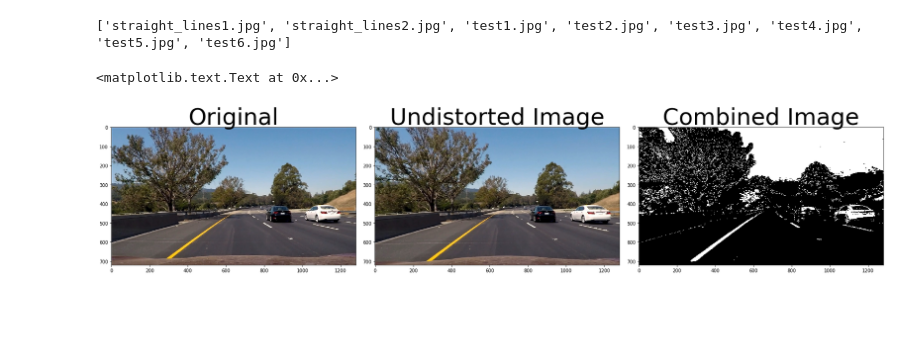
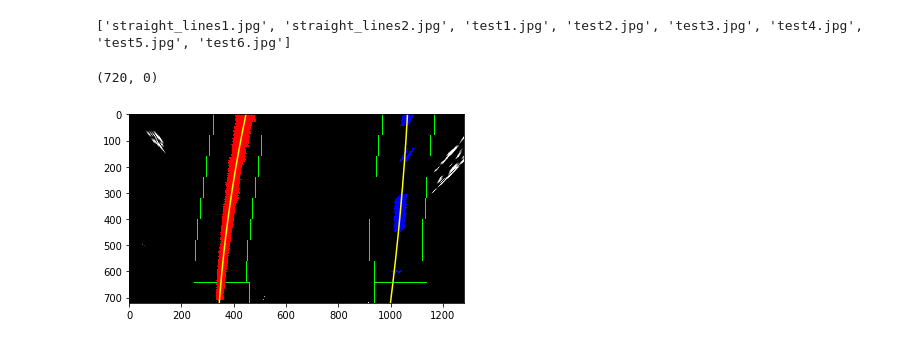
Before and after one commit to AZEngaria/CarND-P4-AdvanceLaneFinding, a Jupyter notebook: AdvanceLaneFindings.ipynb, the cells around one changed output. Drawn from its saved outputs; the diff is of its cells as text; code cells hidden in the pictures; blank space fills up the shorter version.

```diff
--- a/AdvanceLaneFindings.ipynb
+++ b/AdvanceLaneFindings.ipynb
@@ -167,35 +239,57 @@ for image in test_images:
 
     preProcessImage = np.zeros_like(undistorted[:,:,0])
     preProcessImage[((gradx == 1) & (grady == 1)) | (color_binary == 1) ] = 255
     temp_image = np.dstack((preProcessImage,preProcessImage,preProcessImage))
     mpimg.imsave(thresholded_output + image, temp_image)
 
     image_height = preProcessImage.shape[0]
     image_width  = preProcessImage.shape[1]
 
     source_points = np.float32([[570.,470.],[722.,470.],[1100.,image_height],[220,image_height]])
     offset = 320
     destination_points = np.float32([[offset,0],[image_width-offset,0],[image_width-offset,image_height],[offset,image_height]])
 
     M = cv2.getPerspectiveTransform(source_points,destination_points)
+    Minv = cv2.getPerspectiveTransform(destination_points,source_points)
+    warped = cv2.warpPerspective(undistorted, M, (image_width, image_height) , flags=cv2.INTER_LINEAR)
     binary_warped = cv2.warpPerspective(preProcessImage, M, (image_width, image_height) , flags=cv2.INTER_LINEAR)
-    temp_warped = np.dstack((binary_warped,binary_warped,binary_warped))
-    mpimg.imsave(warped_path + image, temp_warped)
+    out_img = np.dstack((binary_warped,binary_warped,binary_warped))
+    mpimg.imsave(warped_path + image, out_img)
+
+    histogram = getHistogramValues(binary_warped)
+    left_fit, right_fit, left_lane_inds, right_lane_inds = segregate_lane_lines(binary_warped, histogram, out_img)
 
 
 points = np.array([[570.,470.],[722.,470.],[1100.,image_height],[220,image_height]], np.int32)
 points = points.reshape((-1,1,2))
 test_polygon = np.copy(temp_image)
 cv2.polylines(test_polygon,[points],True,(255,0,0), thickness=3)
 
-f, (ax1,ax2,ax3) = plt.subplots(1,3,figsize=(24, 9))
+'''f, (ax1,ax2,ax3) = plt.subplots(1,3,figsize=(24, 9))
 f.tight_layout()
 ax1.imshow(img)
 ax1.set_title('Original', fontsize=50)
 ax2.imshow(undistorted)
 ax2.set_title('Undistorted Image', fontsize=50)
 ax3.imshow(preProcessImage, cmap="gray")
 ax3.set_title('Combined Image', fontsize=50)
+'''
+
+nonzero = binary_warped.nonzero()
+nonzeroy = np.array(nonzero[0])
+nonzerox = np.array(nonzero[1])
+
+ploty = np.linspace(0, binary_warped.shape[0]-1, binary_warped.shape[0] )
+left_fitx = left_fit[0]*ploty**2 + left_fit[1]*ploty + left_fit[2]
+right_fitx = right_fit[0]*ploty**2 + right_fit[1]*ploty + right_fit[2]
+
+out_img[nonzeroy[left_lane_inds], nonzerox[left_lane_inds]] = [255, 0, 0]
+out_img[nonzeroy[right_lane_inds], nonzerox[right_lane_inds]] = [0, 0, 255]
+plt.imshow(out_img)
+plt.plot(left_fitx, ploty, color='yellow')
+plt.plot(right_fitx, ploty, color='yellow')
+plt.xlim(0, 1280)
+plt.ylim(720, 0)
 # %% [output]
-<matplotlib.text.Text at 0x...>
+(720, 0)
-[figure, old version]
+[figure, new version]
```
Also changed, not shown: parts of 8 cells of this notebook.
